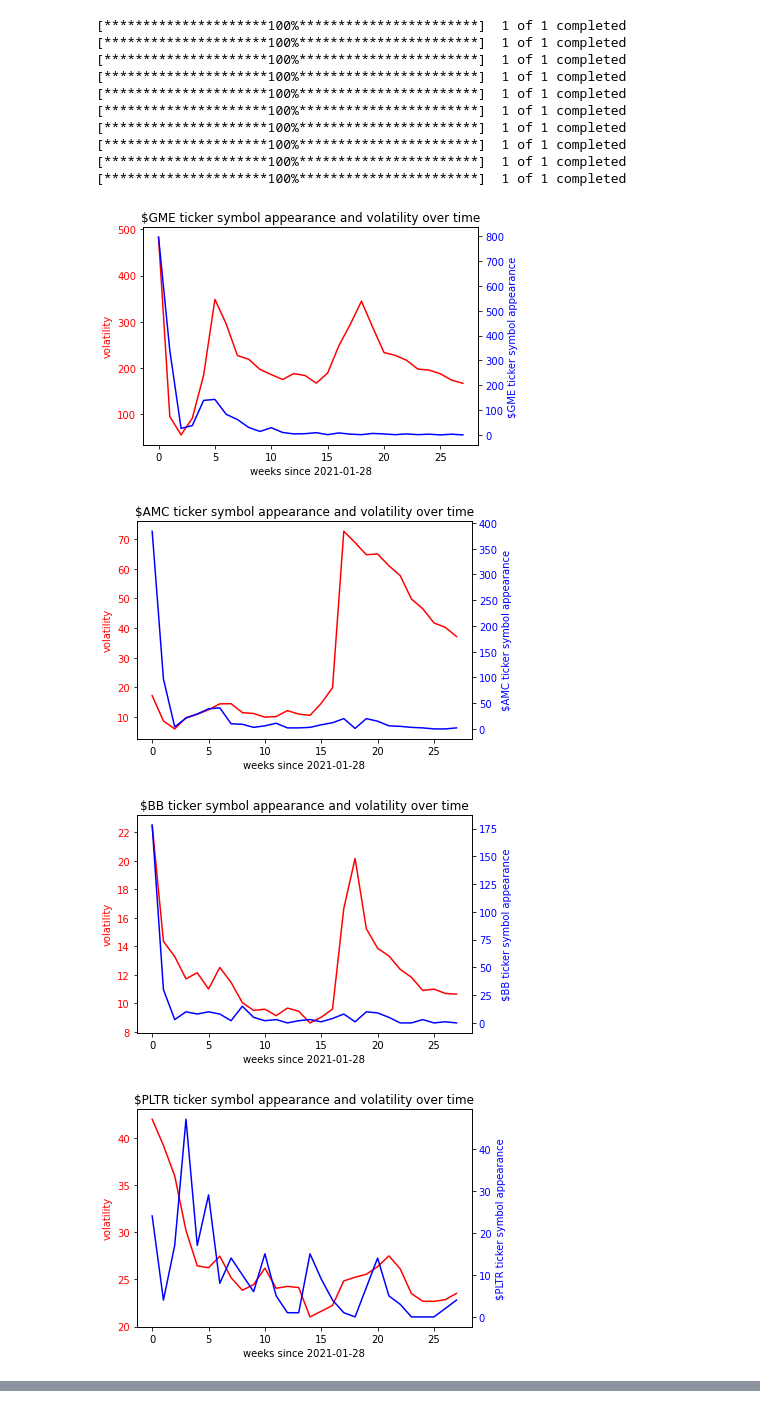
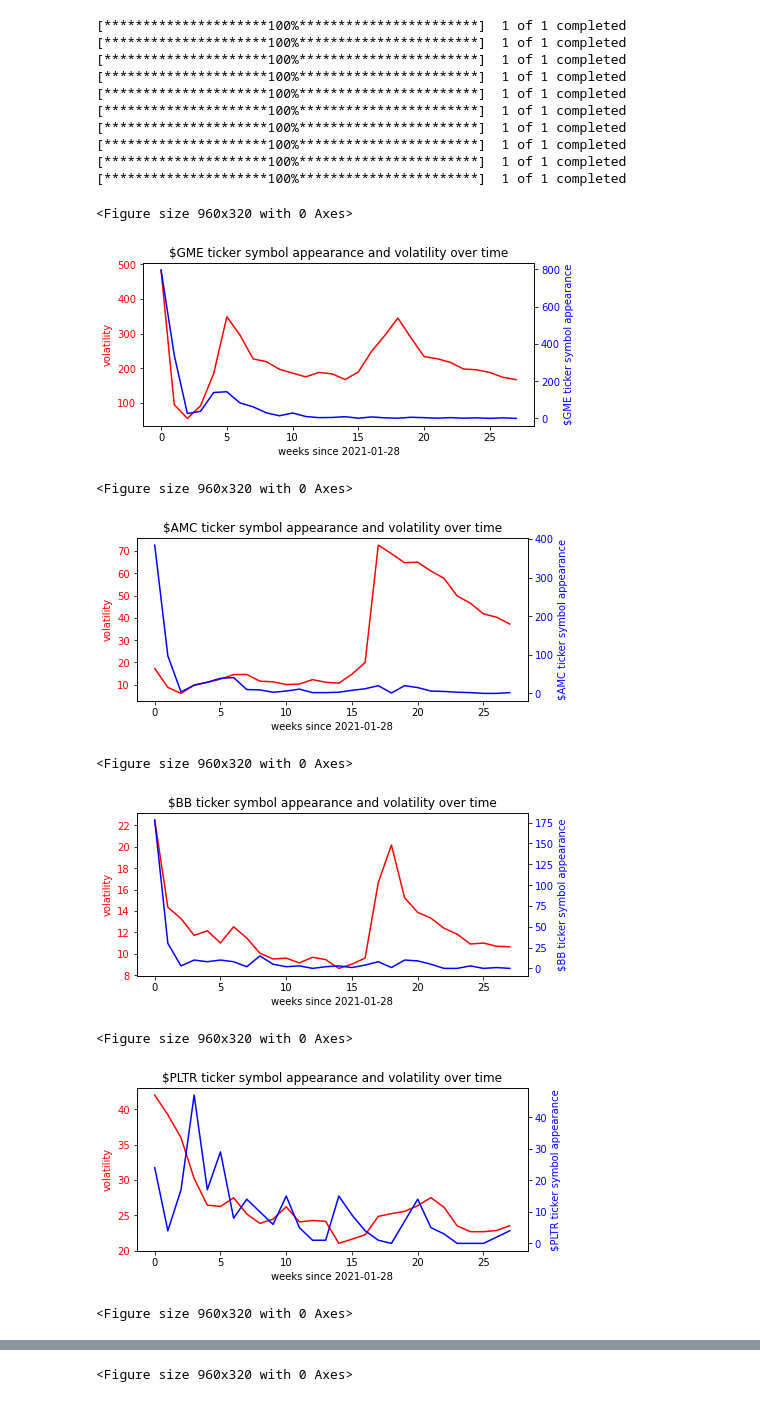
Before and after one commit to batuhanertas/crowdsourcing_project_2, a Jupyter notebook: Data_Processing.ipynb, the cells around one changed output, grey strips where cells are left out. Cells and saved outputs as stored; diff of their text form; code cells hidden in the pictures.

```diff
--- a/Data_Processing.ipynb
+++ b/Data_Processing.ipynb
@@ -360,24 +360,31 @@ for ticker in col:
 # %%
 x_axis = np.arange(28)
 for ticker in col:
+    figure(figsize=(12, 4), dpi=80)
     fig, ax1 = plt.subplots()
+    fig.set_size_inches(7, 3)
 
     color = 'red'
     ax1.set_xlabel('weeks since 2021-01-28')
     ax1.set_ylabel('volatility', color=color)
     ax1.plot(x_axis, volatility_data.loc[:, ticker], color=color)
     ax1.tick_params(axis='y', labelcolor=color)
 
     ax2 = ax1.twinx()  # instantiate a second axes that shares the same x-axis
 
     color = 'blue'
     ax2.set_ylabel(f'${ticker} ticker symbol appearance', color=color)  # we already handled the x-label with ax1
     ax2.plot(x_axis, count_data.loc[:, ticker], color=color)
     ax2.tick_params(axis='y', labelcolor=color)
     plt.title(f"${ticker} ticker symbol appearance and volatility over time")
     plt.show()
 # %% [output]
+<Figure size 960x320 with 0 Axes>
-[figure, old version]
+[figure, new version]
+<Figure size 960x320 with 0 Axes>
-[figure, old version]
+[figure, new version]
+<Figure size 960x320 with 0 Axes>
-[figure, old version]
+[figure, new version]
+<Figure size 960x320 with 0 Axes>
-[figure, old version]
+[figure, new version]
+<Figure size 960x320 with 0 Axes>
@@ -384,0 +392 @@ for ticker in col:
+<Figure size 960x320 with 0 Axes>
```
Also changed, not shown: parts of 2 cells of this notebook.
